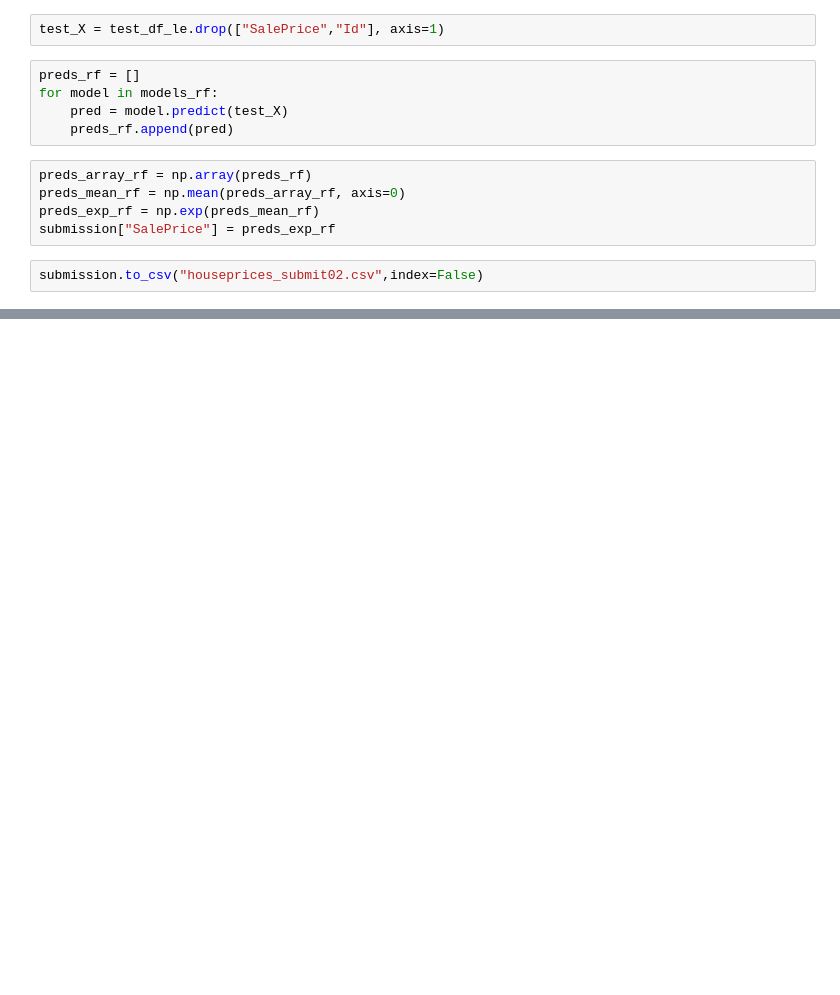
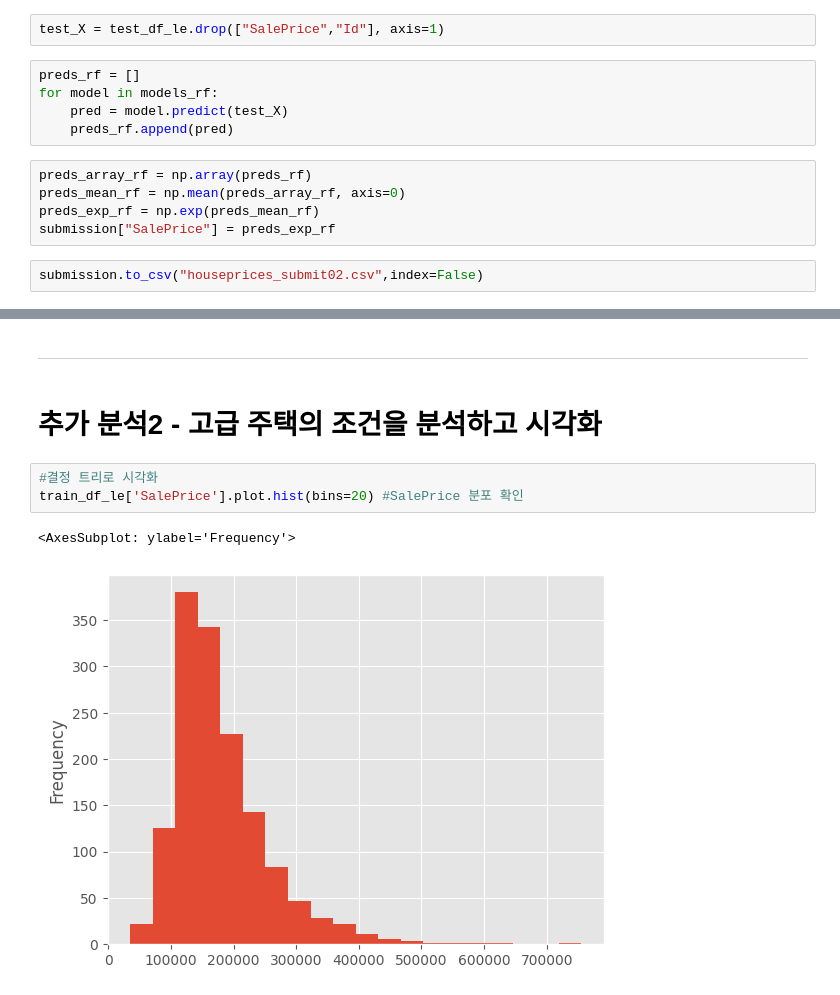
Before and after one commit to maeseok/EDA, a Jupyter notebook: Kaggle/house-prices/home_prices.ipynb, the cells around one changed output, grey strips where cells are left out. Saved outputs shown, nothing was run; the diff lists cells and outputs as text; blank space fills up the shorter version.

```diff
--- a/Kaggle/house-prices/home_prices.ipynb
+++ b/Kaggle/house-prices/home_prices.ipynb
@@ -1098,0 +1323,10 @@ submission.to_csv("houseprices_submit02.csv",index=False)
+# %% [markdown]
+<hr>
+# %% [markdown]
+# 추가 분석2 - 고급 주택의 조건을 분석하고 시각화
+# %%
+#결정 트리로 시각화
+train_df_le['SalePrice'].plot.hist(bins=20) #SalePrice 분포 확인
+# %% [output]
+<AxesSubplot: ylabel='Frequency'>
+[figure, added]
```
Also changed, not shown: parts of 67 cells of this notebook, 5 other files.
